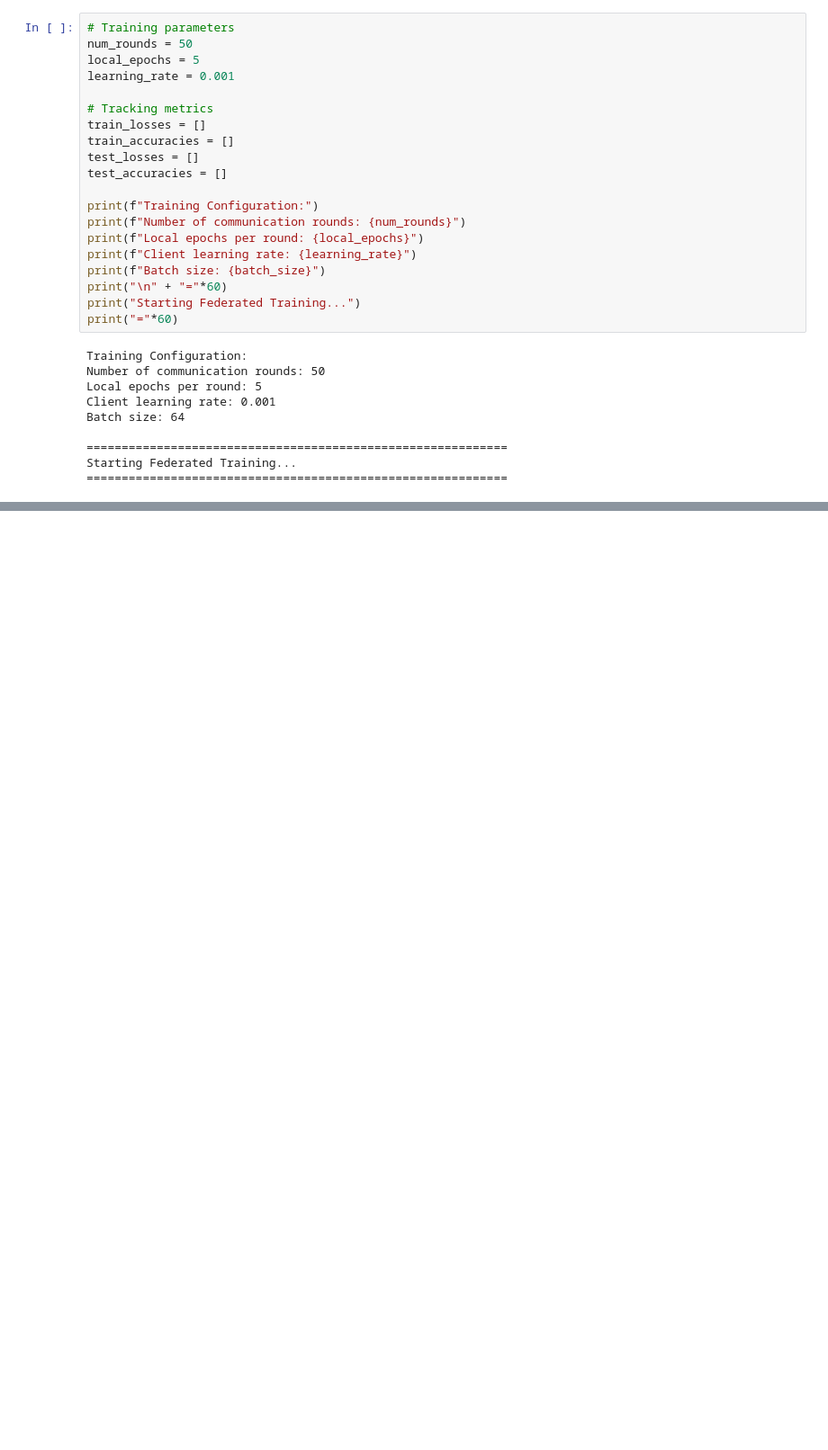
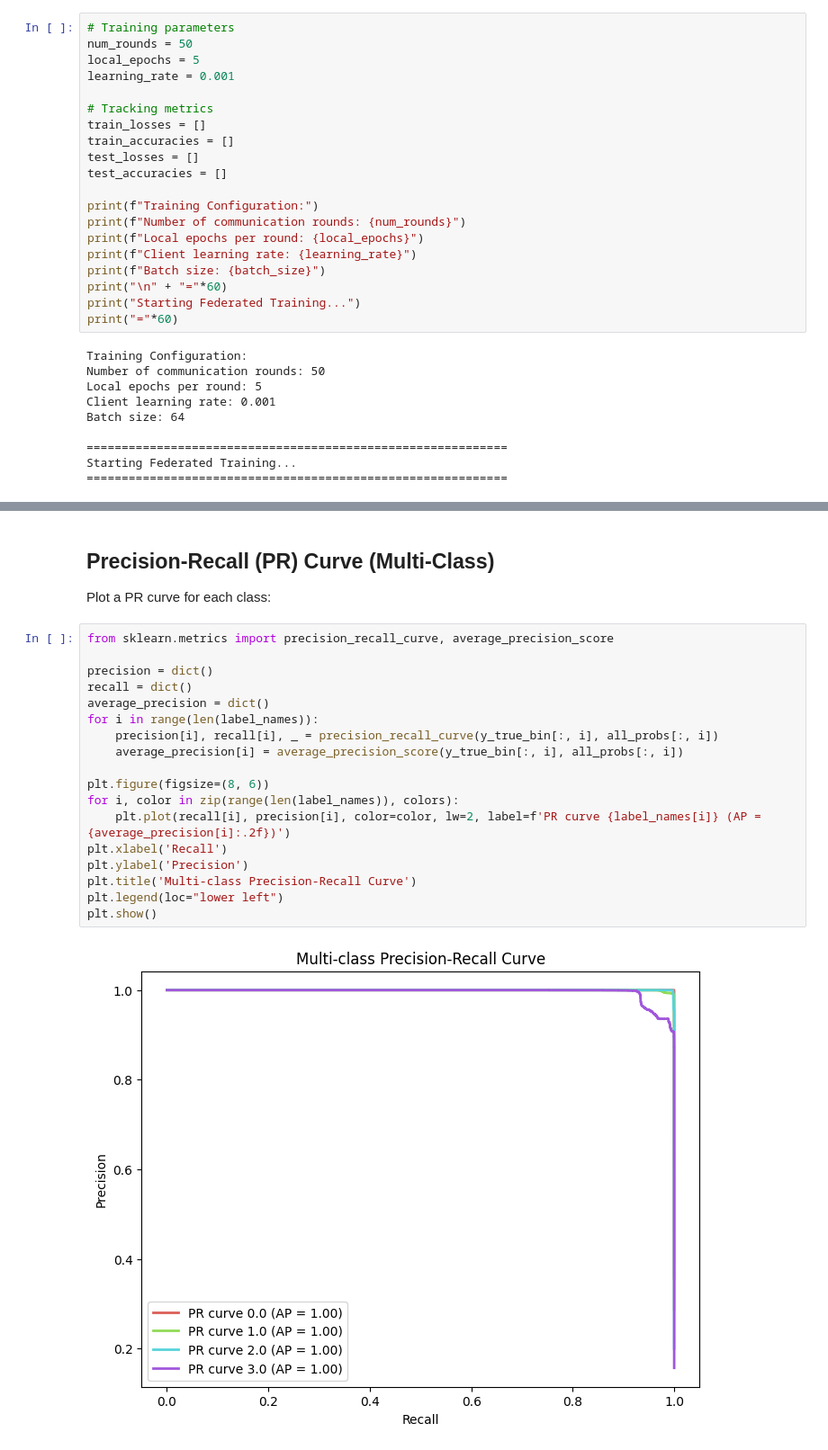
Before and after one commit to Govindds1/RTIDS-FedAdam, a Jupyter notebook: main_federated.ipynb, the cells around one changed output, grey strips where cells are left out. Shown at 90% size. Cells and saved outputs as stored; diff of their text form; blank space fills up the shorter version.

```diff
--- a/main_federated.ipynb
+++ b/main_federated.ipynb
@@ -299,0 +413,24 @@ print(f"🎯 Final Global Test Accuracy: {test_accuracies[-1]:.4f}")
+# %% [markdown]
+## Precision-Recall (PR) Curve (Multi-Class)
+
+Plot a PR curve for each class:
+# %%
+from sklearn.metrics import precision_recall_curve, average_precision_score
+
+precision = dict()
+recall = dict()
+average_precision = dict()
+for i in range(len(label_names)):
+    precision[i], recall[i], _ = precision_recall_curve(y_true_bin[:, i], all_probs[:, i])
+    average_precision[i] = average_precision_score(y_true_bin[:, i], all_probs[:, i])
+
+plt.figure(figsize=(8, 6))
+for i, color in zip(range(len(label_names)), colors):
+    plt.plot(recall[i], precision[i], color=color, lw=2, label=f'PR curve {label_names[i]} (AP = {average_precision[i]:.2f})')
+plt.xlabel('Recall')
+plt.ylabel('Precision')
+plt.title('Multi-class Precision-Recall Curve')
+plt.legend(loc="lower left")
+plt.show()
+# %% [output]
+[figure, added]
```
Also changed, not shown: parts of 7 cells of this notebook.
